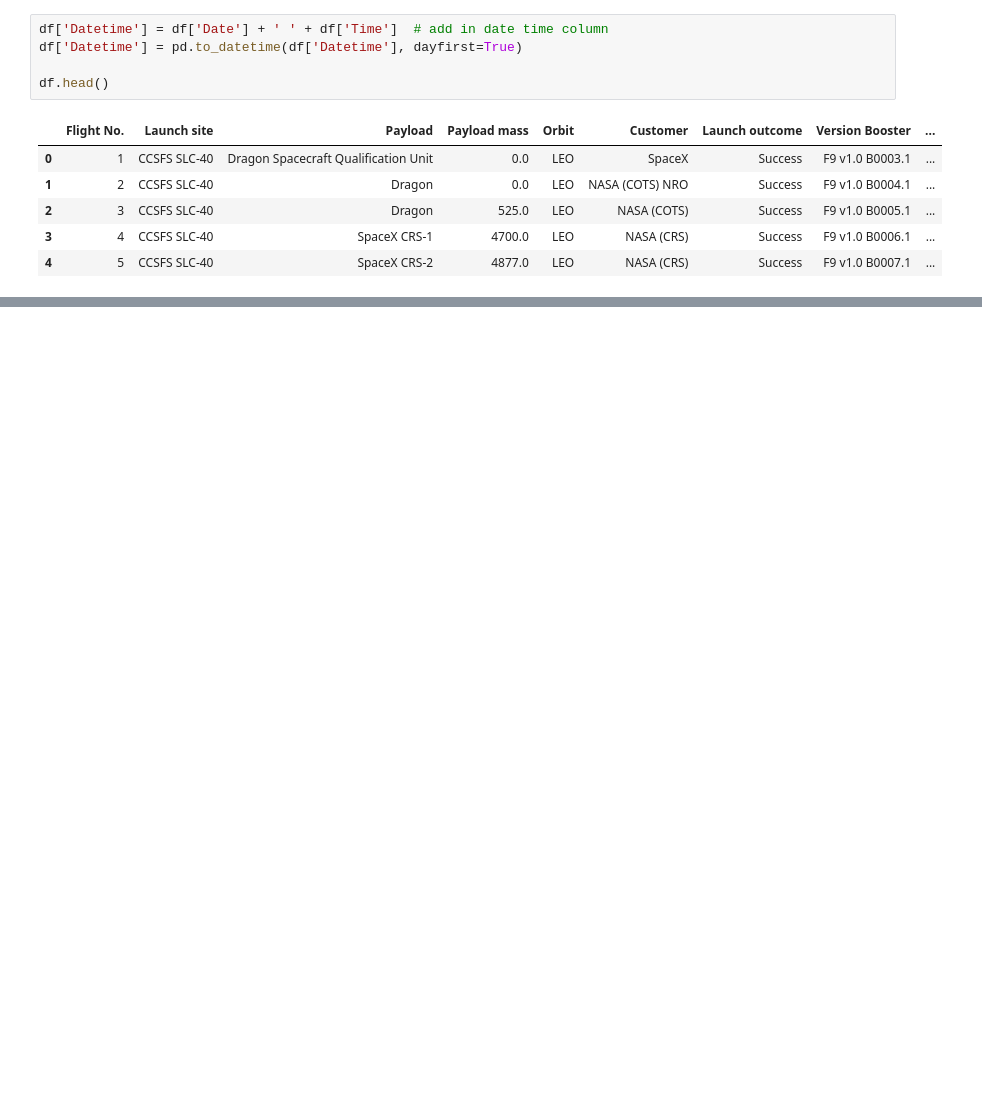
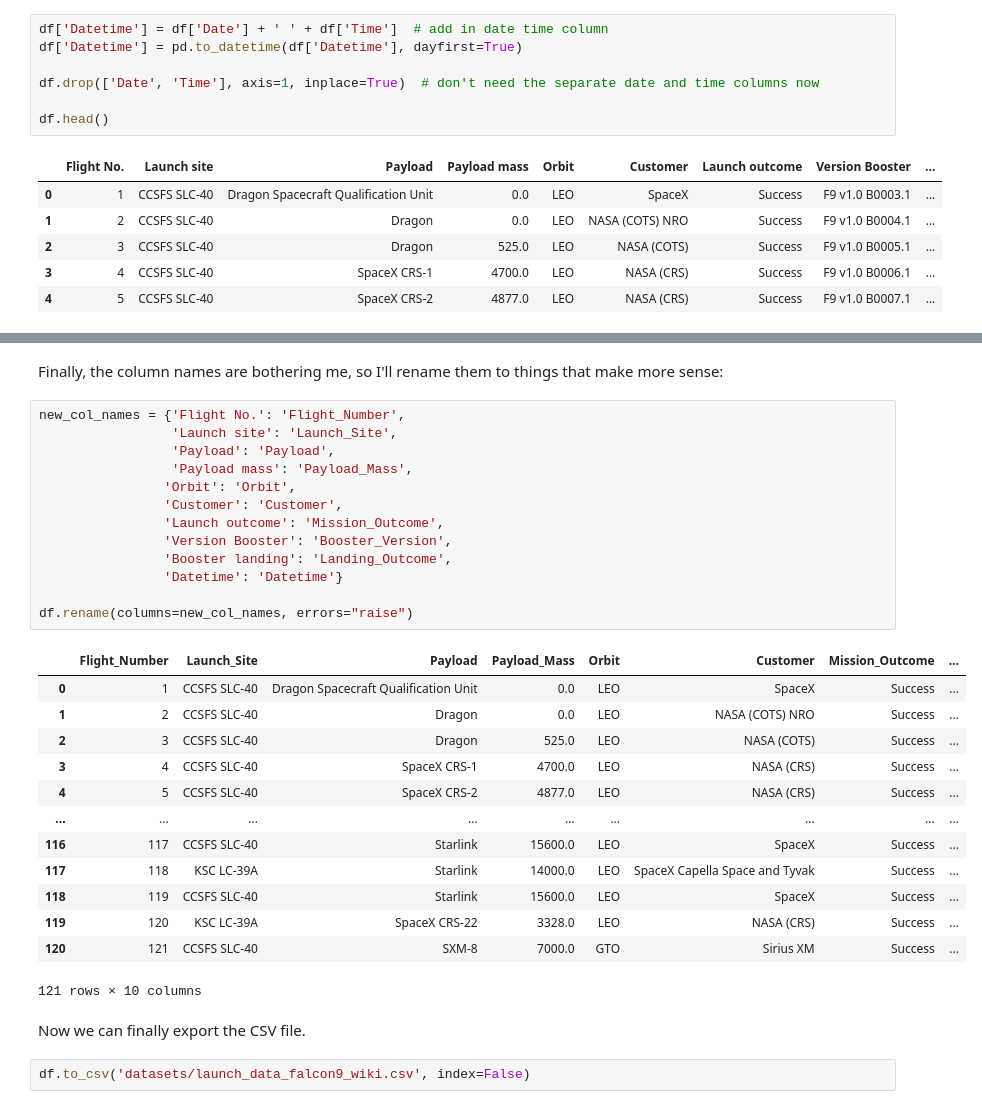
Before and after one commit to achi113s/SpaceY, a Jupyter notebook: 2_Data_Collection_Part2.ipynb, the cells around one changed output, grey strips where cells are left out. Cells and saved outputs as stored; diff of their text form; blank space fills up the shorter version.

Commit message:
changed some code comments for clarity and modified dataset column names for clarity

```diff
--- a/2_Data_Collection_Part2.ipynb
+++ b/2_Data_Collection_Part2.ipynb
@@ -304,6 +326,8 @@ df.head()
 df['Datetime'] = df['Date'] + ' ' + df['Time']  # add in date time column
 df['Datetime'] = pd.to_datetime(df['Datetime'], dayfirst=True)
 
+df.drop(['Date', 'Time'], axis=1, inplace=True)  # don't need the separate date and time columns now
+
 df.head()
 # %% [output]
 |  | Flight No. | Launch site | Payload | Payload mass | Orbit | Customer | Launch outcome | Version Booster | ... |
@@ -318,0 +357,33 @@ df.to_csv('datasets/launch_data_falcon9_wiki.csv', index=False)
+# %% [markdown]
+Finally, the column names are bothering me, so I'll rename them to things that make more sense:
+# %%
+new_col_names = {'Flight No.': 'Flight_Number',
+                 'Launch site': 'Launch_Site',
+                 'Payload': 'Payload',
+                 'Payload mass': 'Payload_Mass',
+                'Orbit': 'Orbit',
+                'Customer': 'Customer',
+                'Launch outcome': 'Mission_Outcome',
+                'Version Booster': 'Booster_Version',
+                'Booster landing': 'Landing_Outcome',
+                'Datetime': 'Datetime'}
+
+df.rename(columns=new_col_names, errors="raise")
+# %% [output]
+|  | Flight_Number | Launch_Site | Payload | Payload_Mass | Orbit | Customer | Mission_Outcome | ... |
+| 0 | 1 | CCSFS SLC-40 | Dragon Spacecraft Qualification Unit | 0.0 | LEO | SpaceX | Success | ... |
+| 1 | 2 | CCSFS SLC-40 | Dragon | 0.0 | LEO | NASA (COTS) NRO | Success | ... |
+| 2 | 3 | CCSFS SLC-40 | Dragon | 525.0 | LEO | NASA (COTS) | Success | ... |
+| 3 | 4 | CCSFS SLC-40 | SpaceX CRS-1 | 4700.0 | LEO | NASA (CRS) | Success | ... |
+| 4 | 5 | CCSFS SLC-40 | SpaceX CRS-2 | 4877.0 | LEO | NASA (CRS) | Success | ... |
+| ... | ... | ... | ... | ... | ... | ... | ... | ... |
+| 116 | 117 | CCSFS SLC-40 | Starlink | 15600.0 | LEO | SpaceX | Success | ... |
+| 117 | 118 | KSC LC-39A | Starlink | 14000.0 | LEO | SpaceX Capella Space and Tyvak | Success | ... |
+| 118 | 119 | CCSFS SLC-40 | Starlink | 15600.0 | LEO | SpaceX | Success | ... |
+| 119 | 120 | KSC LC-39A | SpaceX CRS-22 | 3328.0 | LEO | NASA (CRS) | Success | ... |
+| 120 | 121 | CCSFS SLC-40 | SXM-8 | 7000.0 | GTO | Sirius XM | Success | ... |
+121 rows × 10 columns
+# %% [markdown]
+Now we can finally export the CSV file.
+# %%
+df.to_csv('datasets/launch_data_falcon9_wiki.csv', index=False)
```
Also changed, not shown: parts of 9 cells of this notebook, 1 other file.
